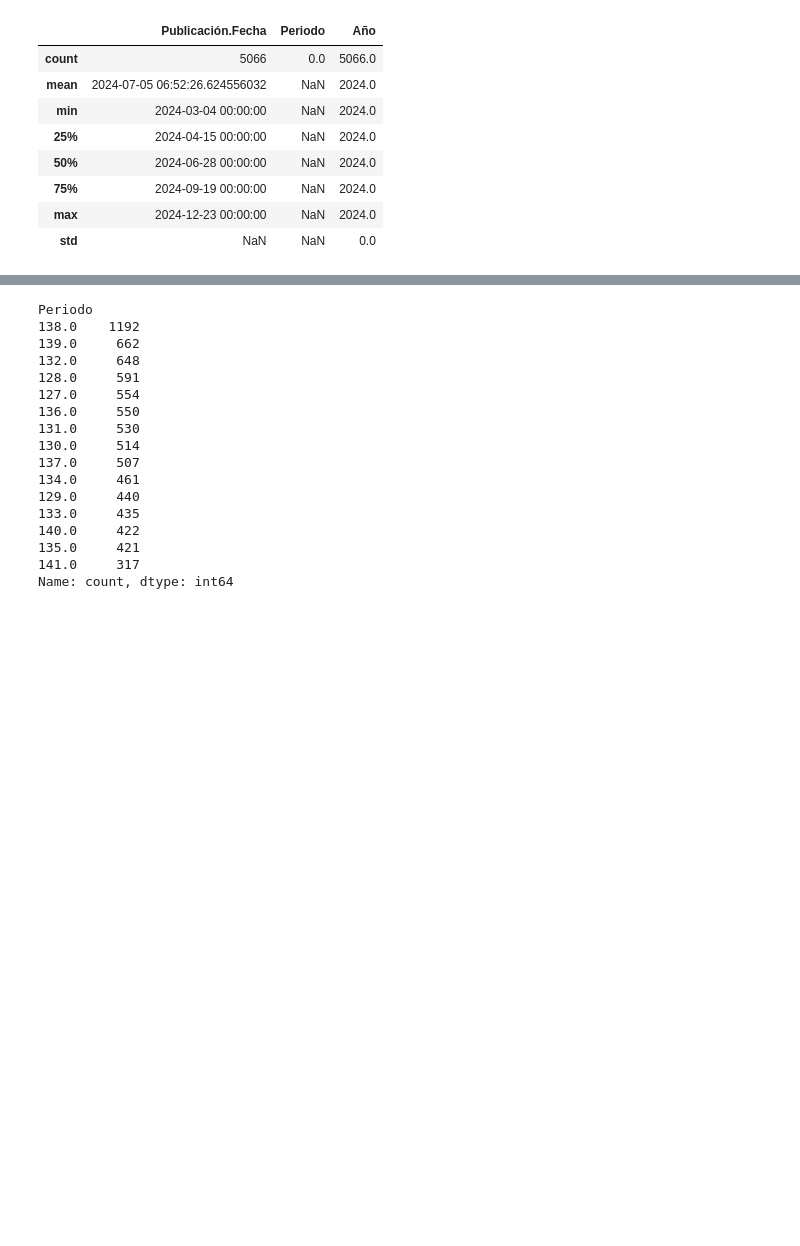
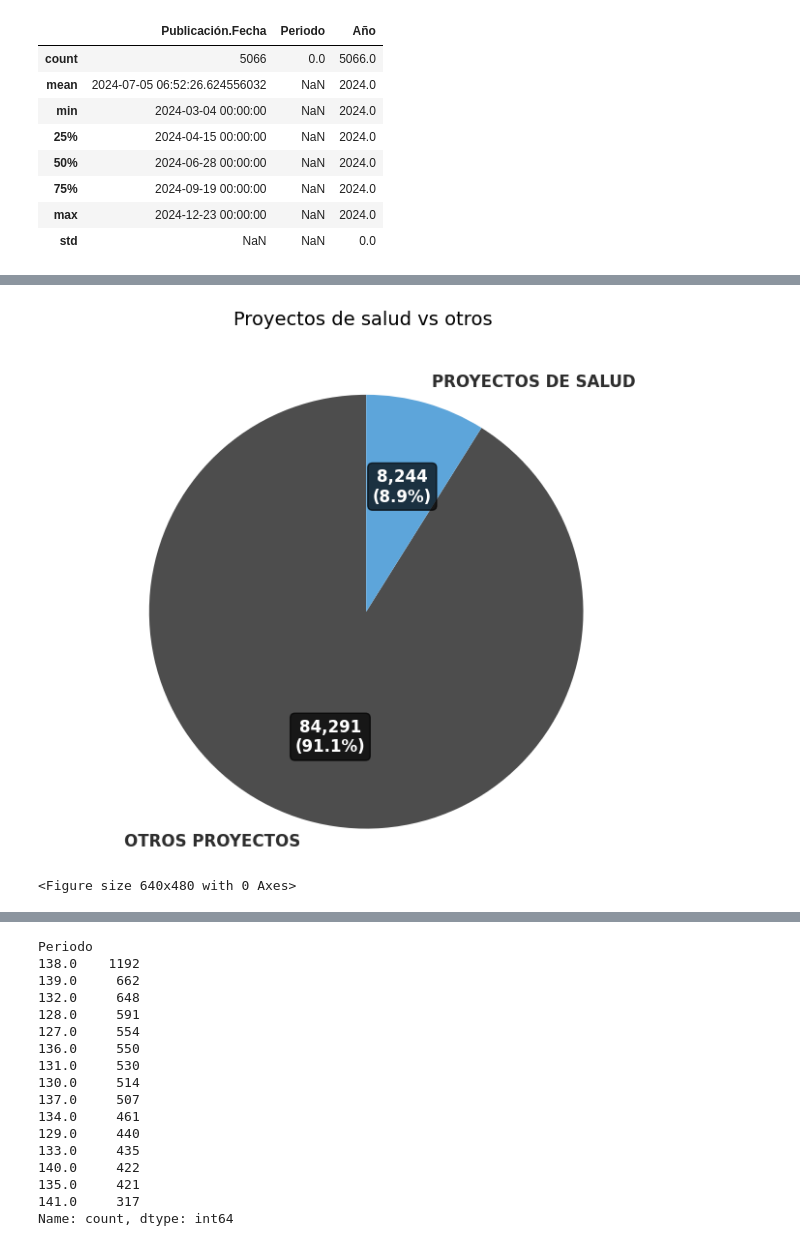
Before and after one commit to AmaliaGuaymasCanavire/iamas_iniciativasleg_salud, a Jupyter notebook: src/notebooks/2.2eda_IL_SALUD_2009_2024.ipynb, the cells around one changed output, grey strips where cells are left out. Cells and saved outputs as stored; diff of their text form; code cells hidden in the pictures; blank space fills up the shorter version.

```diff
--- a/src/notebooks/2.2eda_IL_SALUD_2009_2024.ipynb
+++ b/src/notebooks/2.2eda_IL_SALUD_2009_2024.ipynb
@@ -279,0 +202,4 @@ del proyecto_2009_2024_LIMPIO_df['Fecha']
+# %%
+proyecto_2009_2024_LIMPIO_df = proyecto_2009_2024_LIMPIO_df[proyecto_2009_2024_LIMPIO_df['Periodo'].notna()]
+display(proyecto_2009_2024_LIMPIO_df.head(2))
+proyecto_2009_2024_LIMPIO_df.info()
@@ -279,0 +245,76 @@ del proyecto_2009_2024_LIMPIO_df['Fecha']
+# %%
+# Preparar datos
+summary_df = proyecto_2009_2024_LIMPIO_df.groupby('Periodo').agg(
+    total_proyectos=('Proyecto.ID', 'count'),
+    proyectos_salud=('Proyecto_SALUD', 'sum')
+).reset_index()
+
+summary_df['pct_salud'] = (summary_df['proyectos_salud'] / summary_df['total_proyectos']) * 100
+
+# Datos para gráficos de torta
+total_proyectos = summary_df['total_proyectos'].sum()
+total_salud = summary_df['proyectos_salud'].sum()
+total_no_salud = total_proyectos - total_salud
+# %%
+# Configurar el estilo y crear la grilla
+# Configurar el estilo y crear la grilla
+plt.style.use('default')
+fig, ax = plt.subplots(1, 1, figsize=(10, 8))  # Tamaño aumentado para mejor legibilidad
+
+# --- GRÁFICO 1: TORTA - TOTAL PROYECTOS VS SALUD ---
+labels_pie1 = ['OTROS PROYECTOS', 'PROYECTOS DE SALUD']
+sizes_pie1 = [total_no_salud, total_salud]
+
+# Paleta de colores accesible para daltonismo (protanopia, deuteranopia)
+# Colores con alto contraste y diferenciables para la mayoría de tipos de daltonismo
+colors_pie1 = ['#4D4D4D', '#5DA5DA']  # Gris oscuro y Azul claro (alto contraste)
+# Alternativas: ['#F15854', '#5DA5DA'] (Rojo y Azul) o ['#60BD68', '#B2912F'] (Verde y Amarillo-marrón)
+
+
+# Función personalizada para mostrar valor y porcentaje con formato accesible
+def make_autopct(values):
+    def my_autopct(pct):
+        total = sum(values)
+        val = int(round(pct * total / 100.0))
+        return f'{val:,}\n({pct:.1f}%)'
+    return my_autopct
+
+# Crear el gráfico de torta
+wedges, texts, autotexts = ax.pie(sizes_pie1,  labels=labels_pie1, colors=colors_pie1,
+                                  autopct=make_autopct(sizes_pie1), startangle=90,
+                                  textprops={'fontsize': 12, 'fontweight': 'bold'})  # Texto más grande
+
+# Mejorar la apariencia de los textos para máxima accesibilidad
+for autotext in autotexts:
+    autotext.set_color('white')
+    autotext.set_fontweight('bold')
+    autotext.set_fontsize(12)
+    autotext.set_bbox(dict(boxstyle="round,pad=0.3", facecolor='black', alpha=0.7))  # Fondo negro para mejor contraste
+
+for text in texts:
+    text.set_fontsize(12)
+    text.set_fontweight('bold')
+    text.set_color('#2E2E2E')  # Texto oscuro para mejor legibilidad
+
+ax.set_title('Proyectos de salud vs otros \n', pad=20, fontsize=14)
+ax.axis('equal')
+
+
+# --- AJUSTES FINALES ---
+plt.tight_layout(pad=3)
+plt.subplots_adjust(bottom=0.25, right=0.7)  # Más espacio para leyenda y texto
+
+# Guardar en alta calidad para accesibilidad
+plt.savefig(BASE_DIR+'imagenes/proyectosTotalvsSalud_accesible.png',
+            dpi=300, bbox_inches='tight',
+            facecolor='white', edgecolor='none')
+
+plt.show()
+
+# Limpiar para próximos gráficos
+plt.cla()
+plt.clf()
+plt.close(fig)
+# %% [output]
+[figure, added]
+<Figure size 640x480 with 0 Axes>
```
Also changed, not shown: parts of 30 cells of this notebook, 37 other files.
